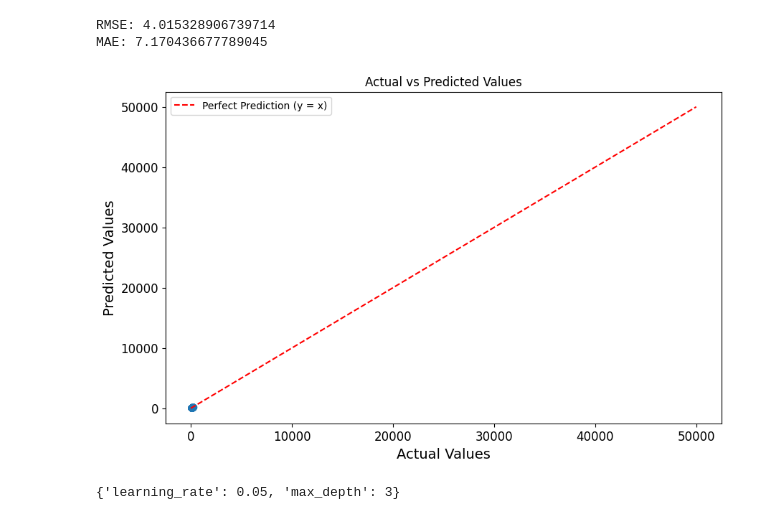
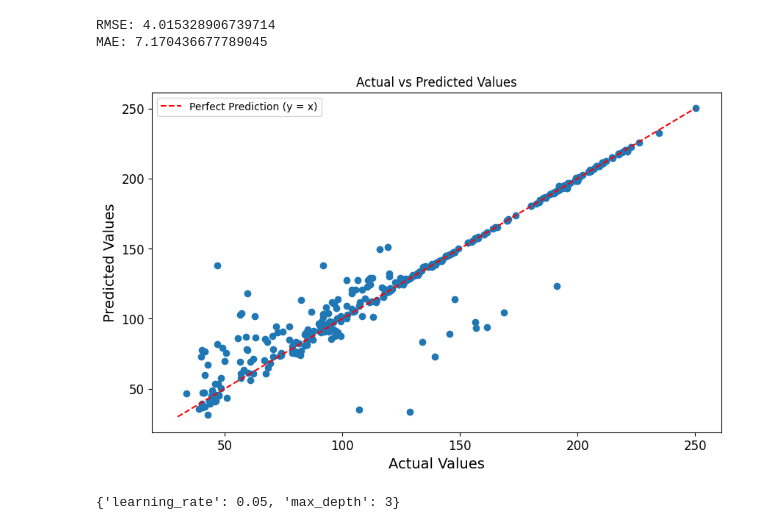
Before and after one commit to Ahsanfyfy/Project-Group-3, a Jupyter notebook: models.ipynb, the cells around one changed output. Drawn from its saved outputs; the diff is of its cells as text; code cells hidden in the pictures.

```diff
--- a/models.ipynb
+++ b/models.ipynb
@@ -660,21 +662,21 @@ MAE: 7.170436677789045
 # %%
 plt.figure(figsize=(10, 6))
 plt.plot(y_validation, y_predictions, 'o')
 
 
 # Adding a perfect prediction line (y = x)
-x = np.linspace(0, 500, 100)
+x = np.linspace(30, 250, 100)
 y = x
 
 plt.plot(x, y, 'r--', label='Perfect Prediction (y = x)')
 
 plt.title('Actual vs Predicted Values')
 plt.xlabel('Actual Values')
 plt.ylabel('Predicted Values')
 plt.legend()
 plt.show()
 # %% [output]
-[figure, old version]
+[figure, new version]
 # %%
 param_grid = {
     'max_depth': [None, 3, 6, 9],
```
Also changed, not shown: parts of 25 cells of this notebook, 1 other file.
